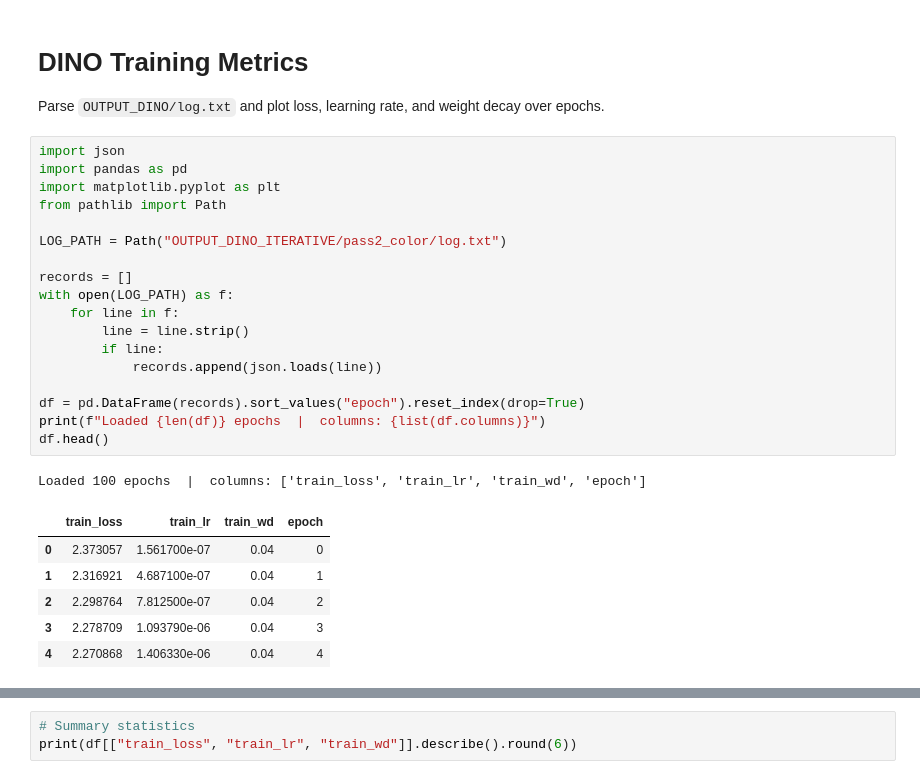
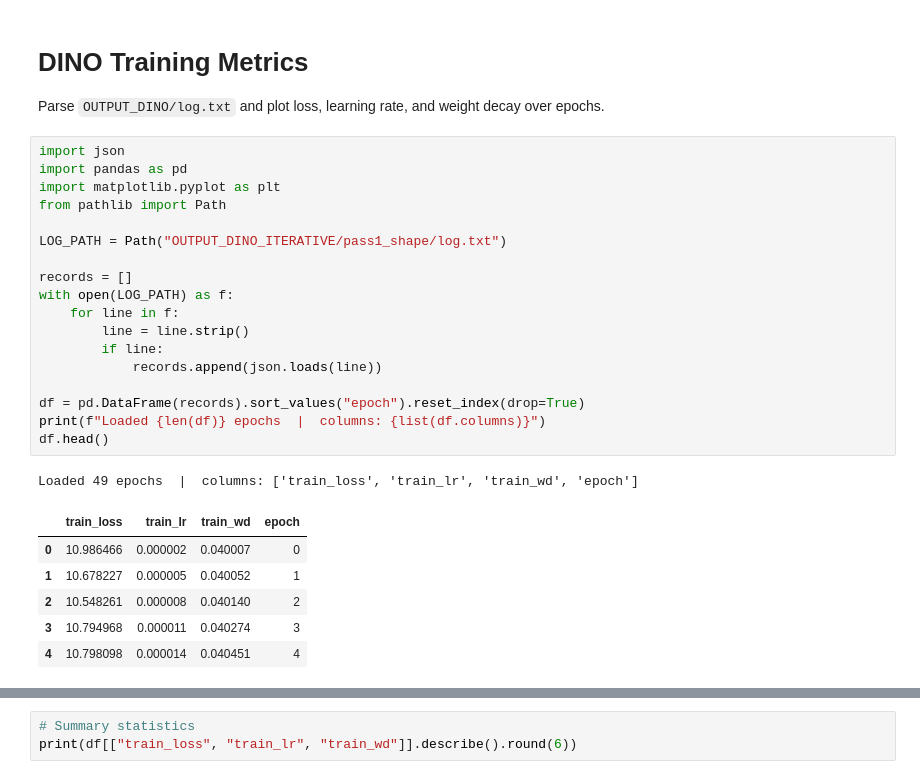
Before and after one commit to fanrado/dinoLearning, a Jupyter notebook: plot_training_metrics.ipynb, the cells around one changed output, grey strips where cells are left out. Drawn from its saved outputs; the diff is of its cells as text.

```diff
--- a/plot_training_metrics.ipynb
+++ b/plot_training_metrics.ipynb
@@ -4,29 +4,29 @@ Parse `OUTPUT_DINO/log.txt` and plot loss, learning rate, and weight decay over
 # %%
 import json
 import pandas as pd
 import matplotlib.pyplot as plt
 from pathlib import Path
 
-LOG_PATH = Path("OUTPUT_DINO_ITERATIVE/pass2_color/log.txt")
+LOG_PATH = Path("OUTPUT_DINO_ITERATIVE/pass1_shape/log.txt")
 
 records = []
 with open(LOG_PATH) as f:
     for line in f:
         line = line.strip()
         if line:
             records.append(json.loads(line))
 
 df = pd.DataFrame(records).sort_values("epoch").reset_index(drop=True)
 print(f"Loaded {len(df)} epochs  |  columns: {list(df.columns)}")
 df.head()
 # %% [output]
-Loaded 100 epochs  |  columns: ['train_loss', 'train_lr', 'train_wd', 'epoch']
+Loaded 49 epochs  |  columns: ['train_loss', 'train_lr', 'train_wd', 'epoch']
 |  | train_loss | train_lr | train_wd | epoch |
-| 0 | 2.373057 | 1.561700e-07 | 0.04 | 0 |
-| 1 | 2.316921 | 4.687100e-07 | 0.04 | 1 |
-| 2 | 2.298764 | 7.812500e-07 | 0.04 | 2 |
-| 3 | 2.278709 | 1.093790e-06 | 0.04 | 3 |
-| 4 | 2.270868 | 1.406330e-06 | 0.04 | 4 |
+| 0 | 10.986466 | 0.000002 | 0.040007 | 0 |
+| 1 | 10.678227 | 0.000005 | 0.040052 | 1 |
+| 2 | 10.548261 | 0.000008 | 0.040140 | 2 |
+| 3 | 10.794968 | 0.000011 | 0.040274 | 3 |
+| 4 | 10.798098 | 0.000014 | 0.040451 | 4 |
 # %%
 fig, axes = plt.subplots(3, 1, figsize=(10, 10), sharex=True)
 
```
Also changed, not shown: parts of 1 cell of this notebook, 2 other files.
